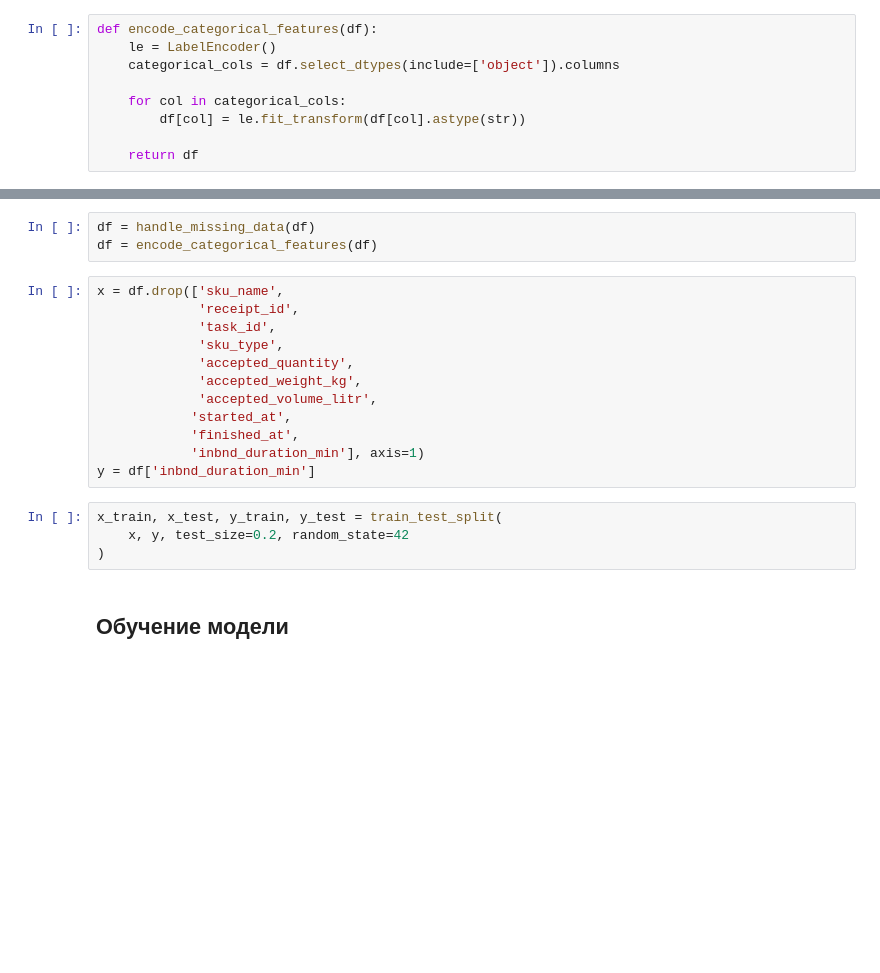
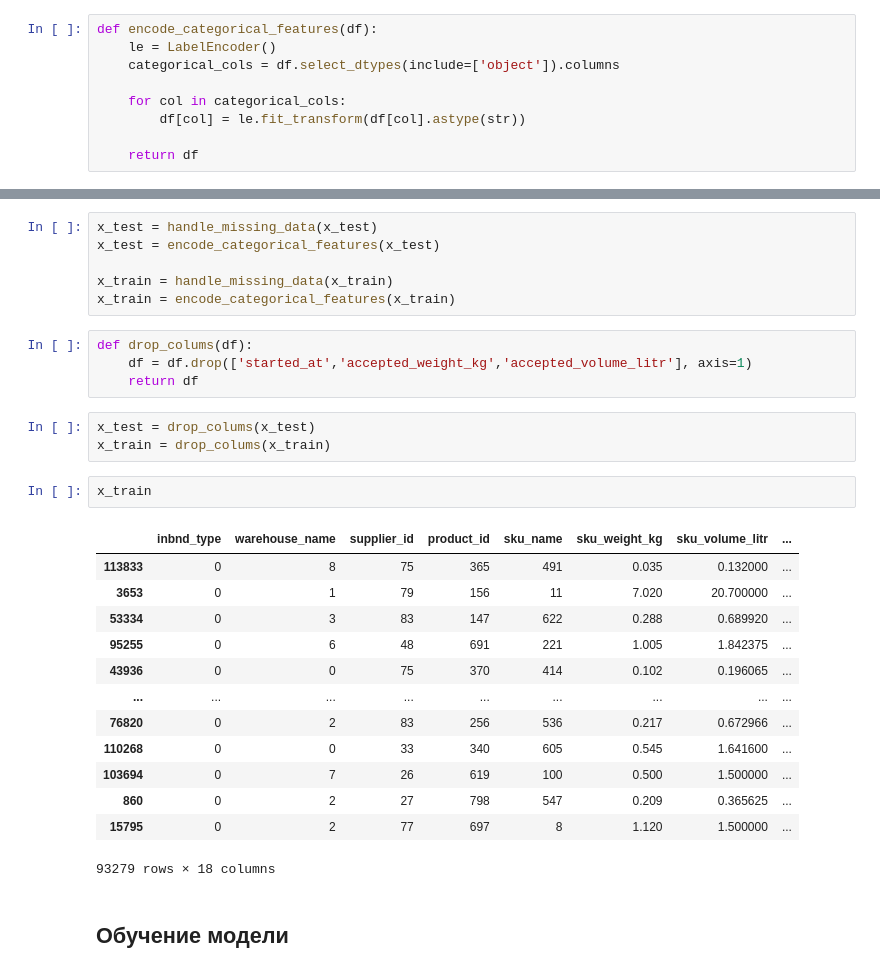
Before and after one commit to rstrekalov/inbound_predict_model, a Jupyter notebook: model.ipynb, the cells around one changed output, grey strips where cells are left out. Saved outputs shown, nothing was run; the diff lists cells and outputs as text; blank space fills up the shorter version.

```diff
--- a/model.ipynb
+++ b/model.ipynb
@@ -67,22 +99,32 @@ def encode_categorical_features(df):
 # %%
-df = handle_missing_data(df)
-df = encode_categorical_features(df)
+x_test = handle_missing_data(x_test)
+x_test = encode_categorical_features(x_test)
+
+x_train = handle_missing_data(x_train)
+x_train = encode_categorical_features(x_train)
-# %%
-x = df.drop(['sku_name',
-             'receipt_id',
-             'task_id',
-             'sku_type',
-             'accepted_quantity',
-             'accepted_weight_kg',
-             'accepted_volume_litr',
-            'started_at',
-            'finished_at',
-            'inbnd_duration_min'], axis=1)
-y = df['inbnd_duration_min']
-# %%
-x_train, x_test, y_train, y_test = train_test_split(
-    x, y, test_size=0.2, random_state=42
-)
+# %%
+def drop_colums(df):
+    df = df.drop(['started_at','accepted_weight_kg','accepted_volume_litr'], axis=1)
+    return df
+# %%
+x_test = drop_colums(x_test)
+x_train = drop_colums(x_train)
+# %%
+x_train
+# %% [output]
+|  | inbnd_type | warehouse_name | supplier_id | product_id | sku_name | sku_weight_kg | sku_volume_litr | ... |
+| 113833 | 0 | 8 | 75 | 365 | 491 | 0.035 | 0.132000 | ... |
+| 3653 | 0 | 1 | 79 | 156 | 11 | 7.020 | 20.700000 | ... |
+| 53334 | 0 | 3 | 83 | 147 | 622 | 0.288 | 0.689920 | ... |
+| 95255 | 0 | 6 | 48 | 691 | 221 | 1.005 | 1.842375 | ... |
+| 43936 | 0 | 0 | 75 | 370 | 414 | 0.102 | 0.196065 | ... |
+| ... | ... | ... | ... | ... | ... | ... | ... | ... |
+| 76820 | 0 | 2 | 83 | 256 | 536 | 0.217 | 0.672966 | ... |
+| 110268 | 0 | 0 | 33 | 340 | 605 | 0.545 | 1.641600 | ... |
+| 103694 | 0 | 7 | 26 | 619 | 100 | 0.500 | 1.500000 | ... |
+| 860 | 0 | 2 | 27 | 798 | 547 | 0.209 | 0.365625 | ... |
+| 15795 | 0 | 2 | 77 | 697 | 8 | 1.120 | 1.500000 | ... |
+93279 rows × 18 columns
 # %% [markdown]
 ## Обучение модели
 # %%
```
Also changed, not shown: parts of 24 cells of this notebook, 17 other files.
